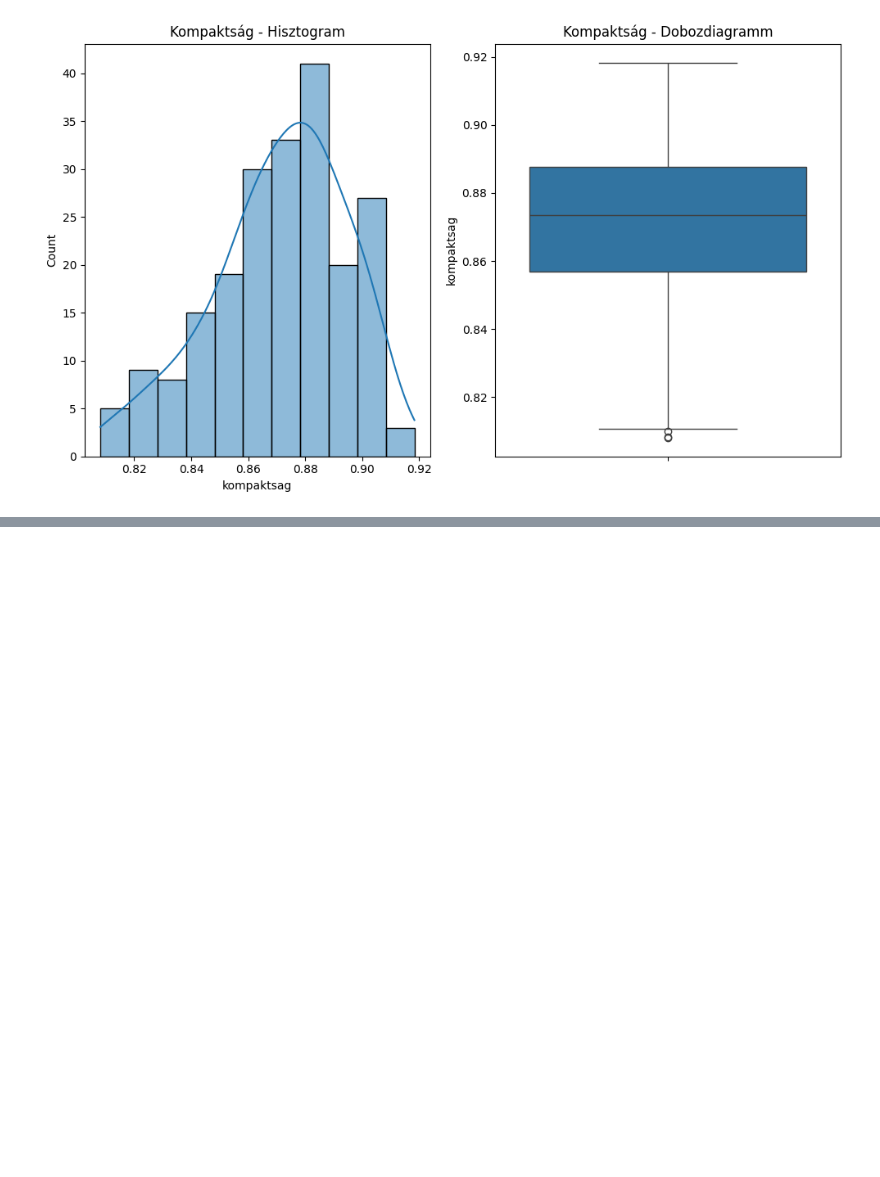
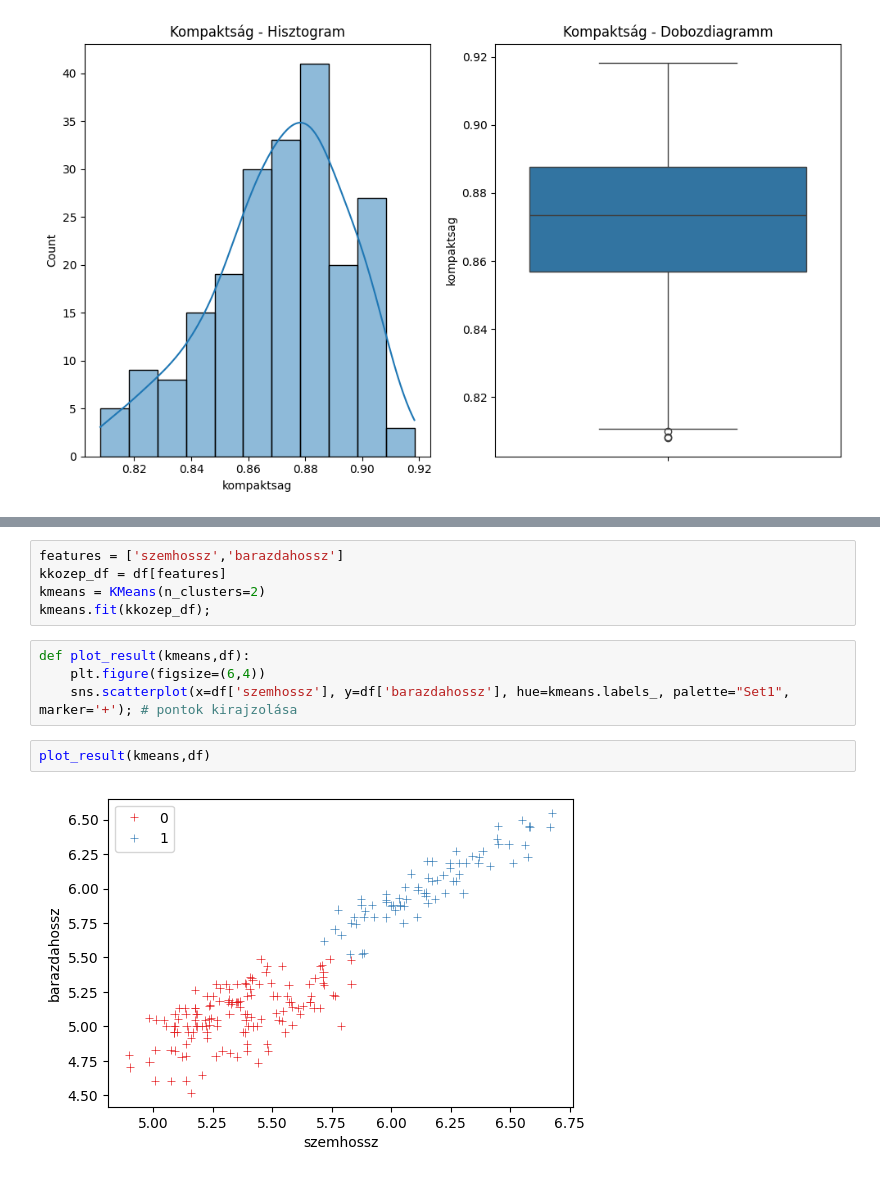
Before and after one commit to lacithelaci/oktatas, a Jupyter notebook: egyetemi_feleves_cuccok/4_szemeszter/big data/beadando/beadando.ipynb, the cells around one changed output, grey strips where cells are left out. Drawn from its saved outputs; the diff is of its cells as text; blank space fills up the shorter version.

```diff
--- a/egyetemi_feleves_cuccok/4_szemeszter/big data/beadando/beadando.ipynb
+++ b/egyetemi_feleves_cuccok/4_szemeszter/big data/beadando/beadando.ipynb
@@ -152,0 +169,13 @@ sns.heatmap(corr_matrix,annot=True,ax=ax) # annot --> értékek is jelölve vann
+# %%
+features = ['szemhossz','barazdahossz']
+kkozep_df = df[features]
+kmeans = KMeans(n_clusters=2)
+kmeans.fit(kkozep_df);
+# %%
+def plot_result(kmeans,df):
+    plt.figure(figsize=(6,4))
+    sns.scatterplot(x=df['szemhossz'], y=df['barazdahossz'], hue=kmeans.labels_, palette="Set1", marker='+'); # pontok kirajzolása
+# %%
+plot_result(kmeans,df)
+# %% [output]
+[figure, added]
```
Also changed, not shown: parts of 5 cells of this notebook.
